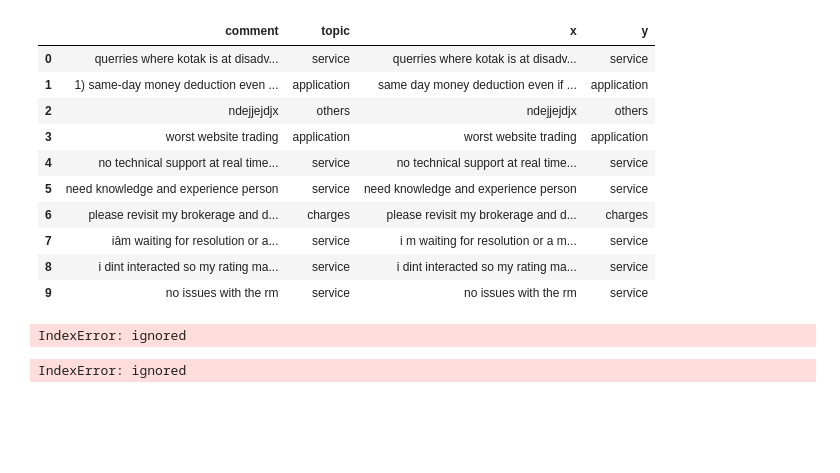
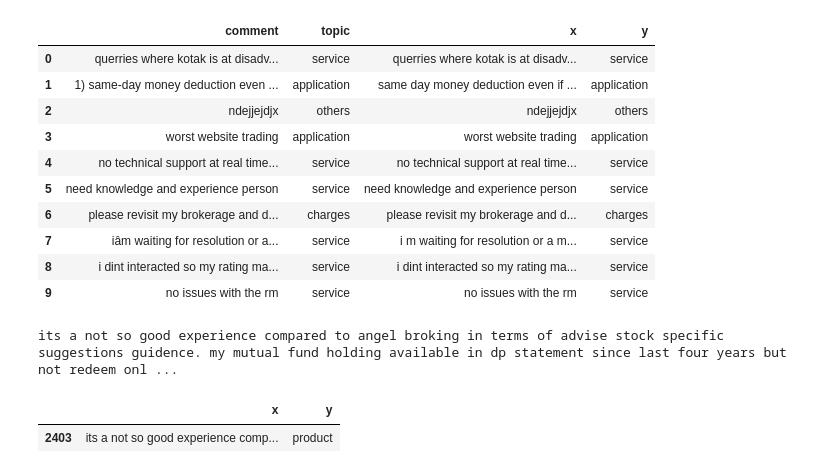
Before and after one commit to Brijeshtanwar/Topic-Modeling, a Jupyter notebook: spcay_text_summarization.ipynb, the cells around one changed output. Saved outputs shown, nothing was run; the diff lists cells and outputs as text; code cells hidden in the pictures; blank space fills up the shorter version.

```diff
--- a/spcay_text_summarization.ipynb
+++ b/spcay_text_summarization.ipynb
@@ -140,51 +166,12 @@ def summarize_text(input_text, num_sentences=3):
     return " ".join(summary)
 # %%
 input_text = text
-summary = summarize_text(input_text, num_sentences=3)
+summary = summarize_text(input_text, num_sentences=2)
 print(summary)
 # %% [output]
-IndexError: ignored
+its a not so good experience compared to angel broking in terms of advise stock specific suggestions guidence. my mutual fund holding available in dp statement since last four years but not redeem onl ...
-# %%
-import spacy
-
-# Load the small English model
-nlp = spacy.load("en_core_web_sm")
-
-# Parse the input text with Spacy
-doc = nlp(input_text)
-
-# Extract the sentences as a list of strings
-sentences = [sent.text.strip() for sent in doc.sents]
-
-# Calculate the total number of sentences and the number to keep for the summary
-num_total_sentences = len(sentences)
-num_summary_sentences = min(1, num_total_sentences)
-
-# Calculate the "importance score" for each sentence
-scores = {}
-for i, sent in enumerate(sentences):
-    # Split the sentence into individual words
-    words = sent.split()
-
-    # Calculate the average word vector for the sentence
-    word_vectors = [nlp(word).vector for word in words if nlp.vocab[word].has_vector]
-    if len(word_vectors) > 0:
-        sent_vector = sum(word_vectors) / len(word_vectors)
-    else:
-        sent_vector = nlp("")[0].vector
-
-    # Calculate the cosine similarity between the sentence vector and the document vector
-    doc_vector = doc.vector
-    sim = sent_vector.dot(doc_vector) / (sent_vector.norm() * doc_vector.norm())
-    scores[i] = sim
-
-# Sort the sentences by score and keep the top N
-top_sentences = sorted(scores, key=scores.get, reverse=True)[:num_summary_sentences]
-
-# Sort the top sentences back into their original order
-summary = [sentences[i] for i in sorted(top_sentences)]
-
-# Join the summary sentences into a single string
-yo = " ".join(summary)
-# %% [output]
-IndexError: ignored
+# %%
+df[df['x'].str.contains('its a not so good experience compared to angel broking in terms of advise stock specific suggestions guidence')]
+# %% [output]
+|  | x | y |
+| 2403 | its a not so good experience comp... | product |
```
Also changed, not shown: parts of 6 cells of this notebook.
